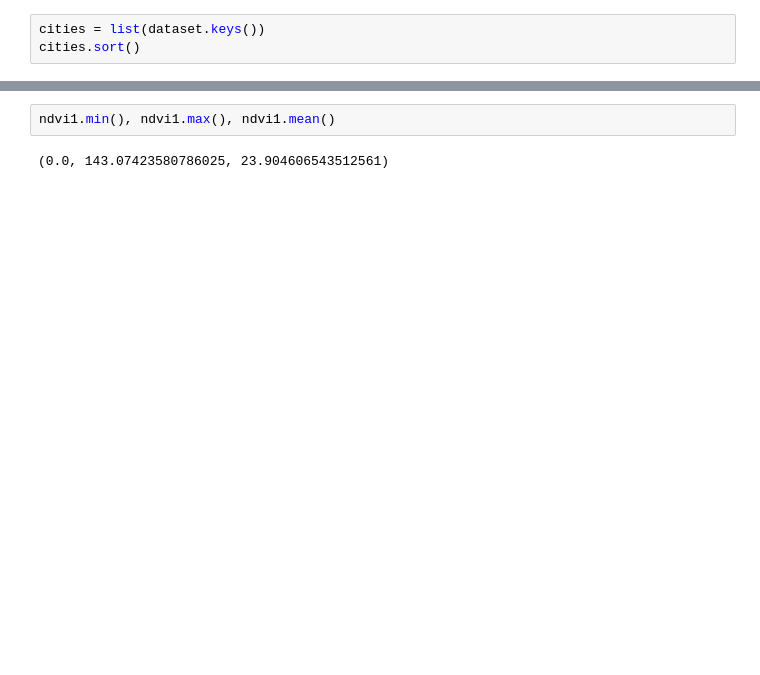
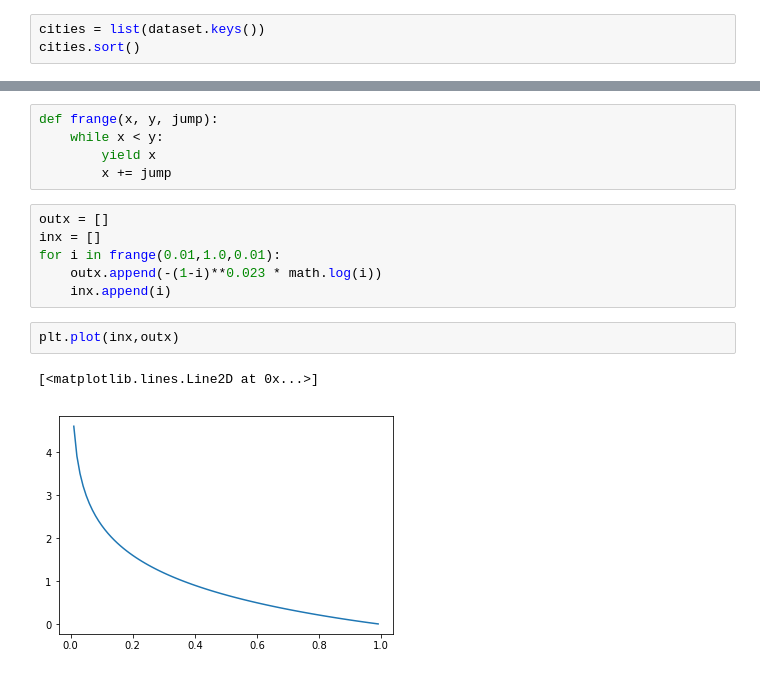
Before and after one commit to granularai/fabric, a Jupyter notebook: notebooks/play_unet_siamese.ipynb, the cells around one changed output, grey strips where cells are left out. Drawn from its saved outputs; the diff is of its cells as text; blank space fills up the shorter version.

```diff
--- a/notebooks/play_unet_siamese.ipynb
+++ b/notebooks/play_unet_siamese.ipynb
@@ -743,4 +291,16 @@ for city in test_cities[8:]:
-# %%
-ndvi1.min(), ndvi1.max(), ndvi1.mean()
-# %% [output]
-(0.0, 143.07423580786025, 23.904606543512561)
+# %%
+def frange(x, y, jump):
+    while x < y:
+        yield x
+        x += jump
+# %%
+outx = []
+inx = []
+for i in frange(0.01,1.0,0.01):
+    outx.append(-(1-i)**0.023 * math.log(i))
+    inx.append(i)
+# %%
+plt.plot(inx,outx)
+# %% [output]
+[<matplotlib.lines.Line2D at 0x...>]
+[figure, added]
```
Also changed, not shown: parts of 28 cells of this notebook, 6 other files.
